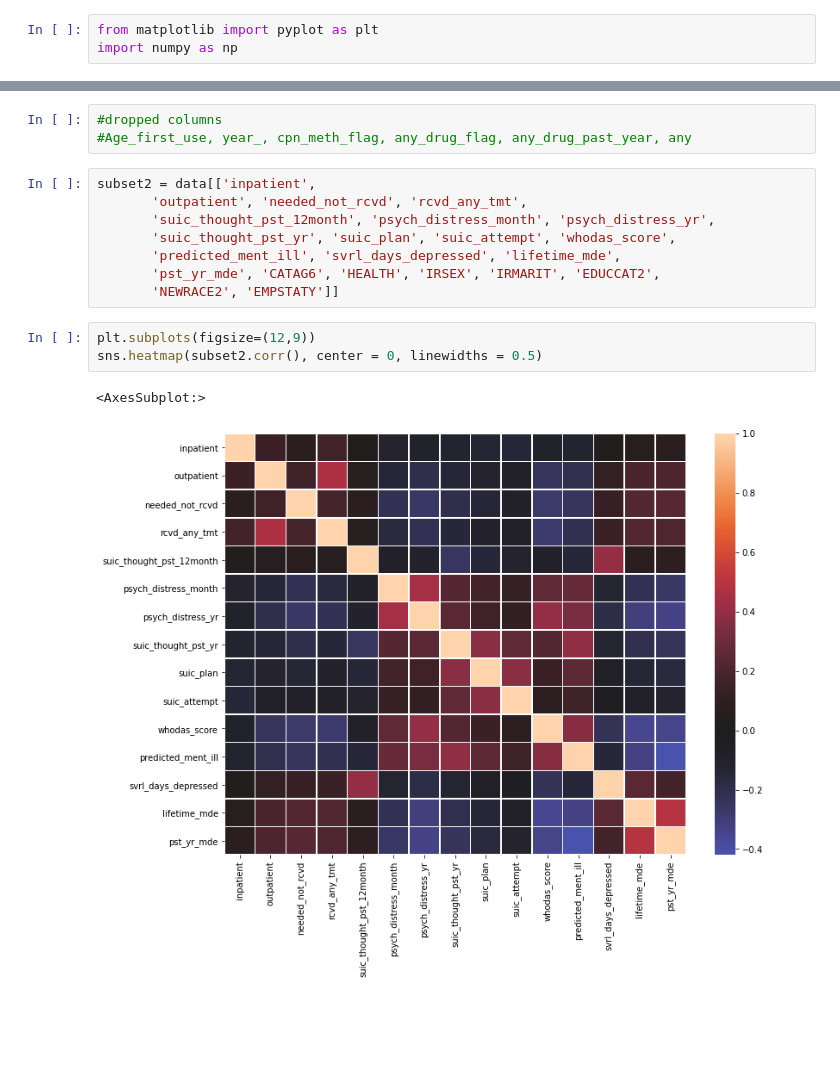
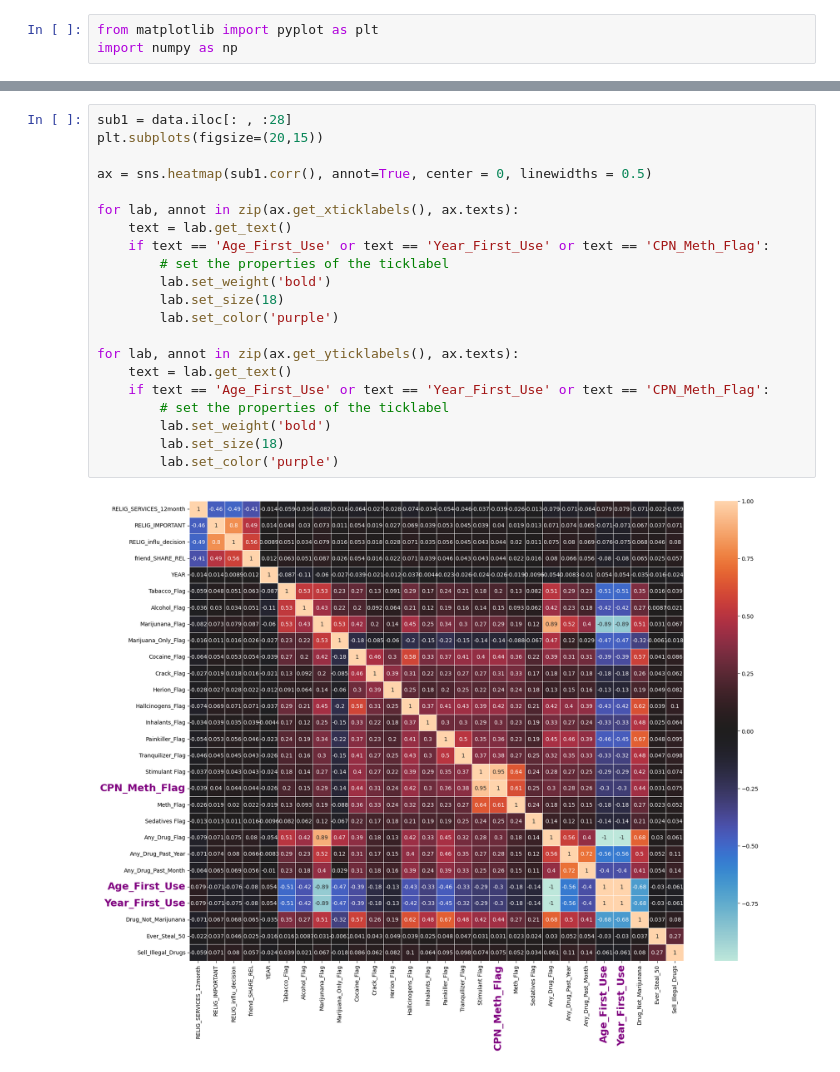
Before and after one commit to zaxiang/DDS_Project, a Jupyter notebook: Heatmap.ipynb, the cells around one changed output, grey strips where cells are left out. Drawn from its saved outputs; the diff is of its cells as text; blank space fills up the shorter version.

```diff
--- a/Heatmap.ipynb
+++ b/Heatmap.ipynb
@@ -176,17 +56,23 @@ sns.heatmap(fixed_subset.corr(), center = 0, linewidths = 0.5)
-# %%
-#dropped columns
-#Age_first_use, year_, cpn_meth_flag, any_drug_flag, any_drug_past_year, any
-# %%
-subset2 = data[['inpatient',
-       'outpatient', 'needed_not_rcvd', 'rcvd_any_tmt',
-       'suic_thought_pst_12month', 'psych_distress_month', 'psych_distress_yr',
-       'suic_thought_pst_yr', 'suic_plan', 'suic_attempt', 'whodas_score',
-       'predicted_ment_ill', 'svrl_days_depressed', 'lifetime_mde',
-       'pst_yr_mde', 'CATAG6', 'HEALTH', 'IRSEX', 'IRMARIT', 'EDUCCAT2',
-       'NEWRACE2', 'EMPSTATY']]
-# %%
-plt.subplots(figsize=(12,9))
-sns.heatmap(subset2.corr(), center = 0, linewidths = 0.5)
-# %% [output]
-<AxesSubplot:>
-[figure, removed]
+# %%
+sub1 = data.iloc[: , :28]
+plt.subplots(figsize=(20,15))
+
+ax = sns.heatmap(sub1.corr(), annot=True, center = 0, linewidths = 0.5)
+
+for lab, annot in zip(ax.get_xticklabels(), ax.texts):
+    text = lab.get_text()
+    if text == 'Age_First_Use' or text == 'Year_First_Use' or text == 'CPN_Meth_Flag':
+        # set the properties of the ticklabel
+        lab.set_weight('bold')
+        lab.set_size(18)
+        lab.set_color('purple')
+
+for lab, annot in zip(ax.get_yticklabels(), ax.texts):
+    text = lab.get_text()
+    if text == 'Age_First_Use' or text == 'Year_First_Use' or text == 'CPN_Meth_Flag':
+        # set the properties of the ticklabel
+        lab.set_weight('bold')
+        lab.set_size(18)
+        lab.set_color('purple')
+# %% [output]
+[figure, added]
```
Also changed, not shown: parts of 20 cells of this notebook, 16 other files.
